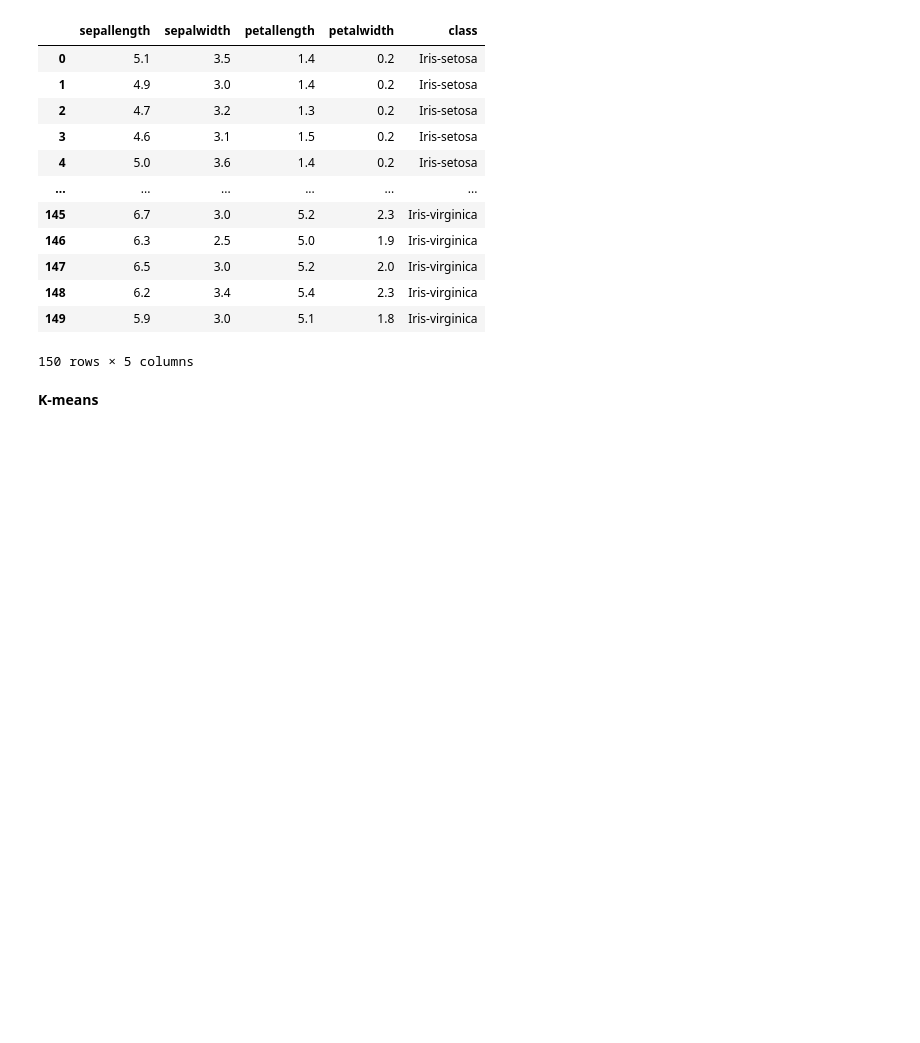
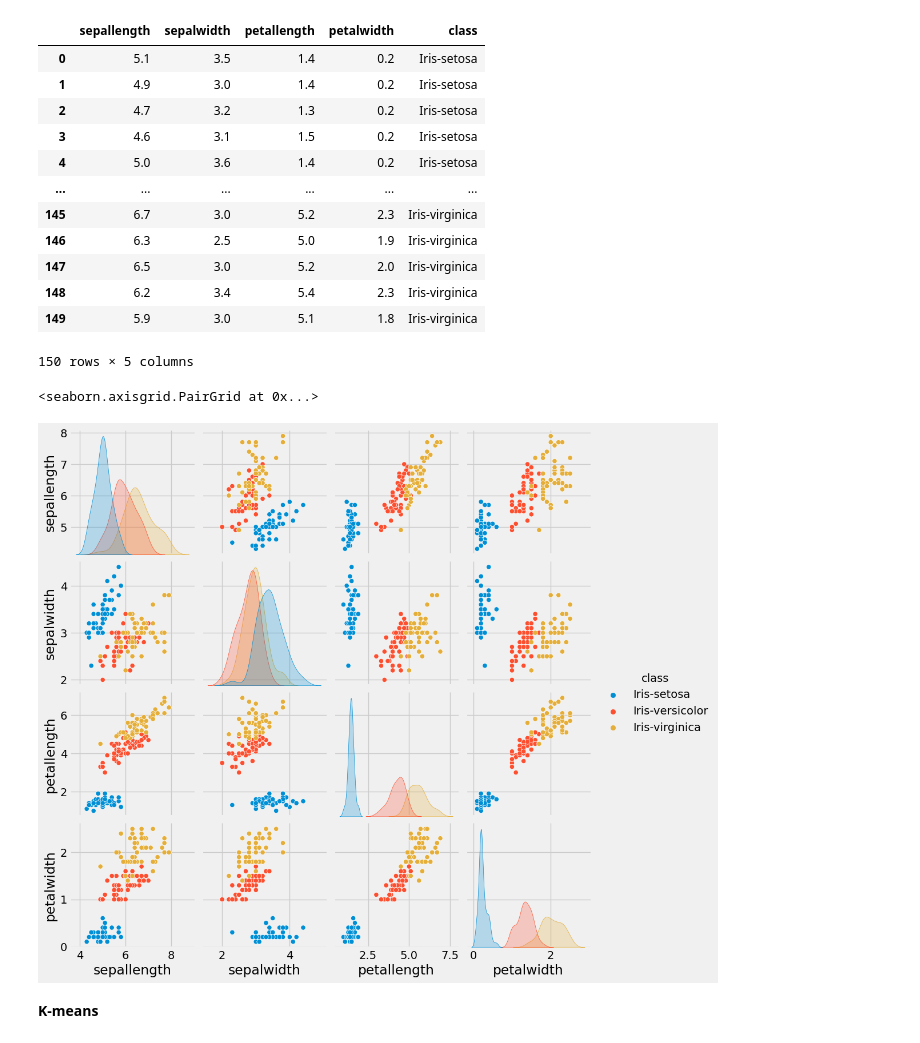
Before and after one commit to nmt-labs/ai-playground, a Jupyter notebook: kmeans/iris_dataset.ipynb, the cells around one changed output. Cells and saved outputs as stored; diff of their text form; code cells hidden in the pictures; blank space fills up the shorter version.

```diff
--- a/kmeans/iris_dataset.ipynb
+++ b/kmeans/iris_dataset.ipynb
@@ -39,5 +40,10 @@ X.shape
 scaler = MinMaxScaler()
 X = scaler.fit_transform(X)
+# %%
+sns.pairplot(base,hue='class')
+# %% [output]
+<seaborn.axisgrid.PairGrid at 0x...>
+[figure, added]
 # %% [markdown]
 **K-means**
 # %%
```
Also changed, not shown: parts of 12 cells of this notebook.
